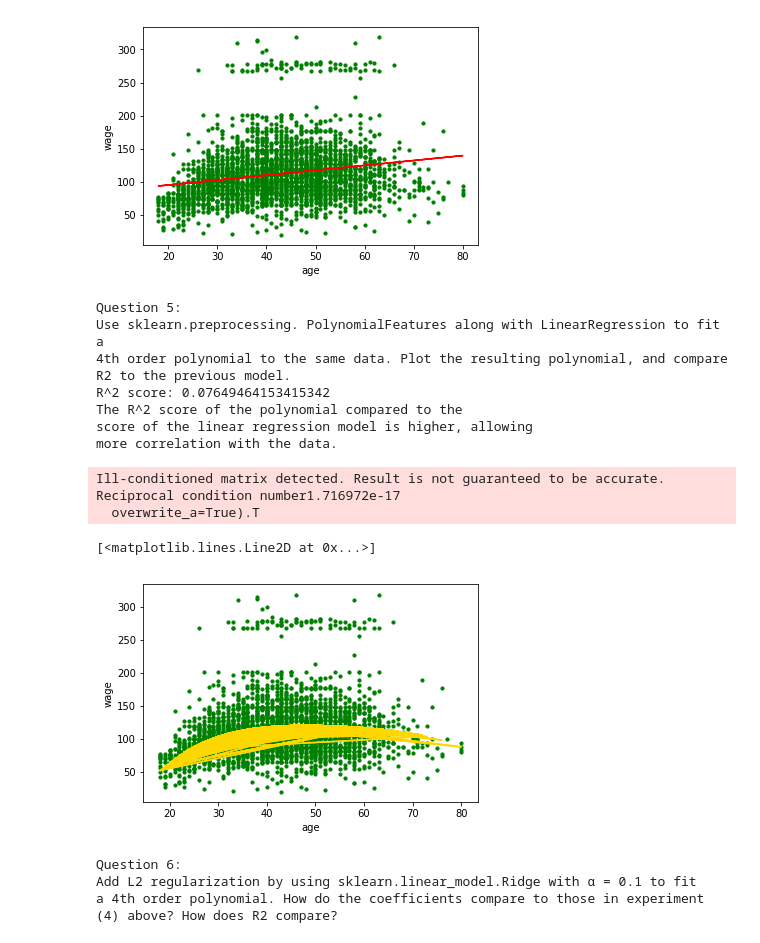
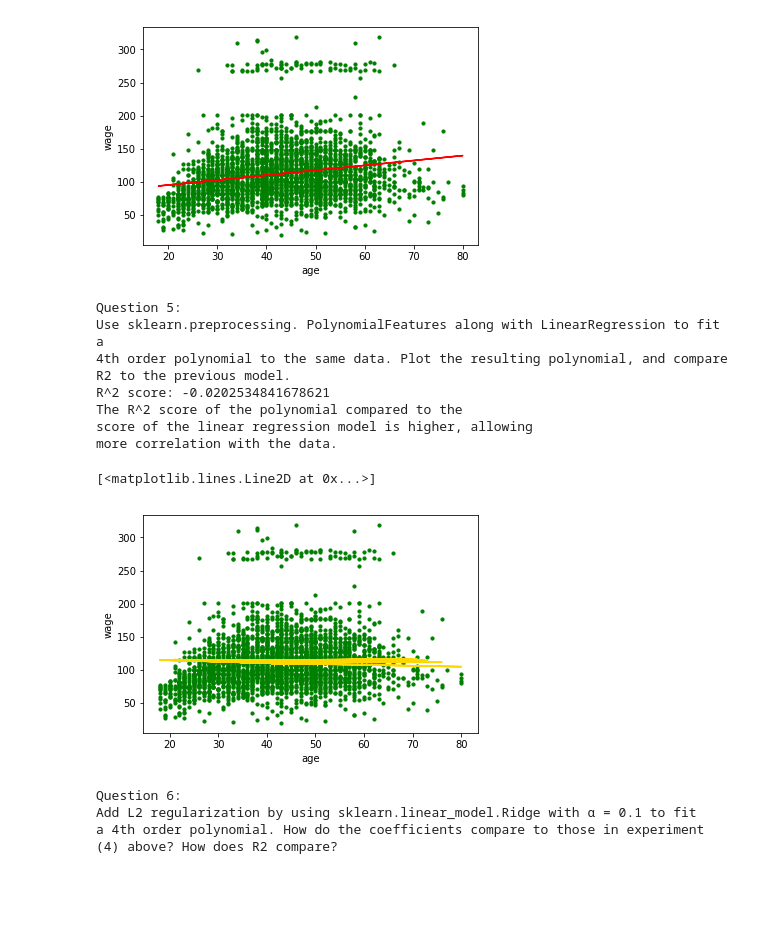
Before and after one commit to abtruong/machinelearning, a Jupyter notebook: Project 2/Project2_b.ipynb, the cells around one changed output. Cells and saved outputs as stored; diff of their text form; code cells hidden in the pictures; blank space fills up the shorter version.

Commit message:
NUMBER 8 IS DONE, PRAISE THE SUN

```diff
--- a/Project 2/Project2_b.ipynb
+++ b/Project 2/Project2_b.ipynb
@@ -102,40 +106,37 @@ polynomial = PolynomialFeatures(degree=4)
 model = make_pipeline(polynomial, Ridge())
 
 # DO WE SORT HERE???? This affects how the line graph looks
-# x_train.sort(axis=0)
+x_train.sort(axis=0)
 
 # Train the model
 model.fit(x_train, y_train)
 
 # Predict the value
 y_pred = model.predict(x_test)
 
 # Plot the line
 plt.plot(x_test, y_pred, color='gold')
 
 # ???
 print("R^2 score:", r2_score(y_test, y_pred))
 print('''The R^2 score of the polynomial compared to the
 score of the linear regression model is higher, allowing
 more correlation with the data.''')
 
 plt.scatter(x, y, c='green', s=10)
 plt.xlabel("age")
 plt.ylabel("wage")
 plt.plot(x_test, y_pred, color='gold')
 # %% [output]
 Question 5:
 Use sklearn.preprocessing. PolynomialFeatures along with LinearRegression to fit a
 4th order polynomial to the same data. Plot the resulting polynomial, and compare R2 to the previous model.
-R^2 score: 0.07649464153415342
+R^2 score: -0.0202534841678621
 The R^2 score of the polynomial compared to the
 score of the linear regression model is higher, allowing
 more correlation with the data.
-Ill-conditioned matrix detected. Result is not guaranteed to be accurate.
-Reciprocal condition number1.716972e-17
-  overwrite_a=True).T
+[<matplotlib.lines.Line2D at 0x...>]
-[<matplotlib.lines.Line2D at 0x...>]
-[figure, old version]
+[figure, new version]
 # %%
 print('''Question 6: \nAdd L2 regularization by using sklearn.linear_model.Ridge with α = 0.1 to fit
 a 4th order polynomial. How do the coefficients compare to those in experiment (4) above? How does R2 compare?
```
Also changed, not shown: parts of 2 cells of this notebook.
